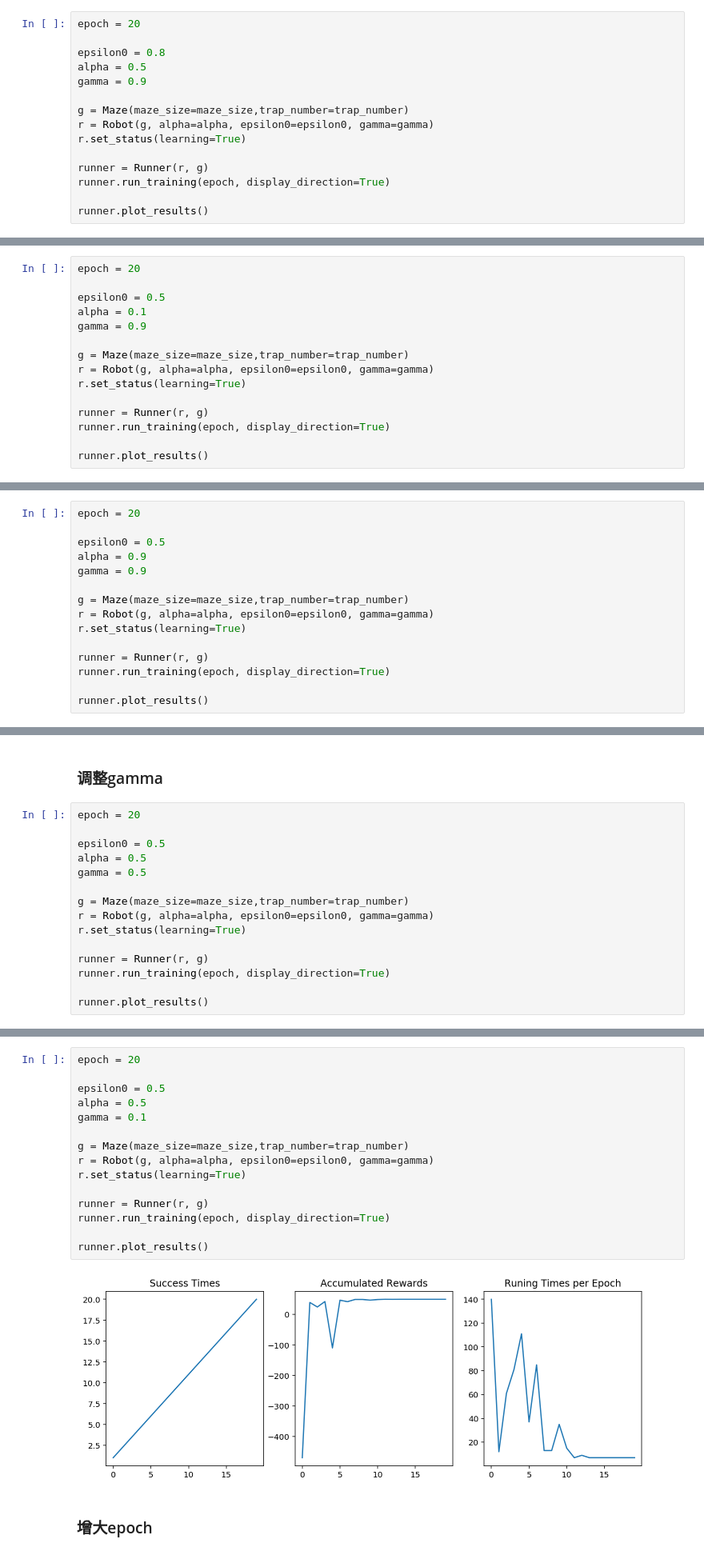
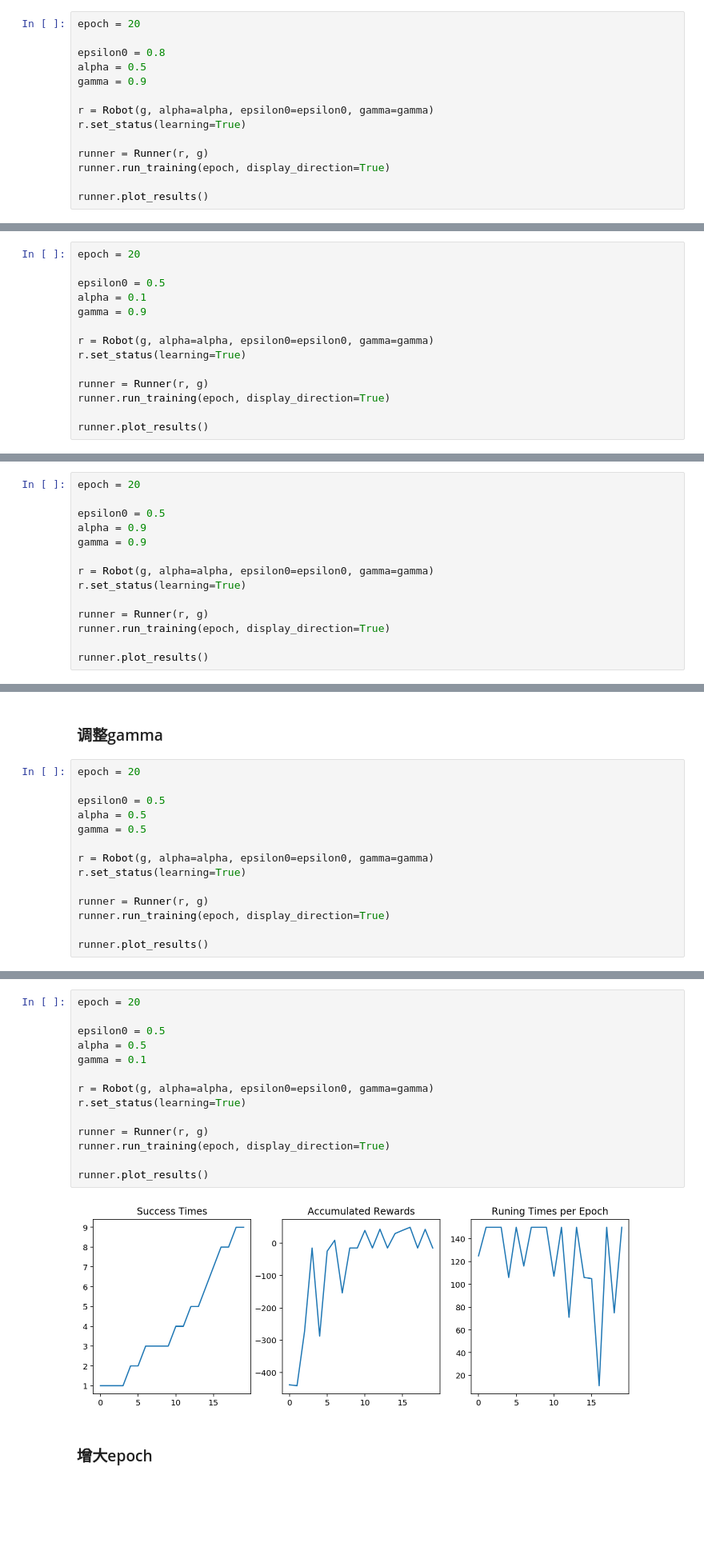
Before and after one commit to JarodYv/machine_learning_nano_degree, a Jupyter notebook: MLND_CN_P5_Reinforcement_Learning-master/robot_maze.ipynb, the cells around one changed output, grey strips where cells are left out. Shown at 80% size. Cells and saved outputs as stored; diff of their text form; blank space fills up the shorter version.

```diff
--- a/MLND_CN_P5_Reinforcement_Learning-master/robot_maze.ipynb
+++ b/MLND_CN_P5_Reinforcement_Learning-master/robot_maze.ipynb
@@ -316,7 +311,6 @@ epsilon0 = 0.8
 alpha = 0.5
 gamma = 0.9
 
-g = Maze(maze_size=maze_size,trap_number=trap_number)
 r = Robot(g, alpha=alpha, epsilon0=epsilon0, gamma=gamma)
 r.set_status(learning=True)
 
@@ -335,7 +329,6 @@ epsilon0 = 0.5
 alpha = 0.1
 gamma = 0.9
 
-g = Maze(maze_size=maze_size,trap_number=trap_number)
 r = Robot(g, alpha=alpha, epsilon0=epsilon0, gamma=gamma)
 r.set_status(learning=True)
 
@@ -352,7 +345,6 @@ epsilon0 = 0.5
 alpha = 0.9
 gamma = 0.9
 
-g = Maze(maze_size=maze_size,trap_number=trap_number)
 r = Robot(g, alpha=alpha, epsilon0=epsilon0, gamma=gamma)
 r.set_status(learning=True)
 
@@ -371,7 +363,6 @@ epsilon0 = 0.5
 alpha = 0.5
 gamma = 0.5
 
-g = Maze(maze_size=maze_size,trap_number=trap_number)
 r = Robot(g, alpha=alpha, epsilon0=epsilon0, gamma=gamma)
 r.set_status(learning=True)
 
@@ -384,20 +375,19 @@ runner.plot_results()
 # %%
 epoch = 20
 
 epsilon0 = 0.5
 alpha = 0.5
 gamma = 0.1
 
-g = Maze(maze_size=maze_size,trap_number=trap_number)
 r = Robot(g, alpha=alpha, epsilon0=epsilon0, gamma=gamma)
 r.set_status(learning=True)
 
 runner = Runner(r, g)
 runner.run_training(epoch, display_direction=True)
 
 runner.plot_results()
 # %% [output]
-[figure, old version]
+[figure, new version]
 # %% [markdown]
 ### 增大epoch
 # %%
```
Also changed, not shown: parts of 19 cells of this notebook, 2 other files.
